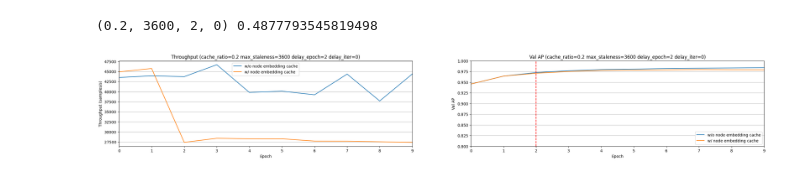
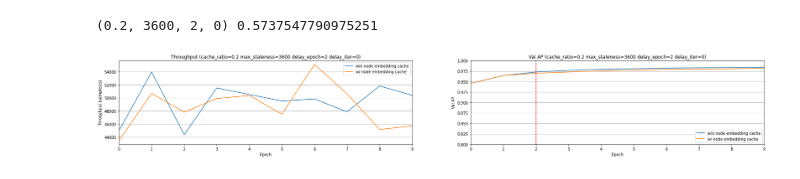
Before and after one commit to jasperzhong/GNNFlow, a Jupyter notebook: scripts/plot.ipynb, the cells around one changed output. Cells and saved outputs as stored; diff of their text form; code cells hidden in the pictures.

```diff
--- a/scripts/plot.ipynb
+++ b/scripts/plot.ipynb
@@ -44,35 +44,35 @@ delay_iter = [0]
 param_space = list(itertools.product(cache_ratio, max_staleness, delay_epoch, delay_iter))
 
 ncols = 2
 nrows = len(param_space) // ncols * 2
 if nrows == 0:
     nrows = 1
 fig, axes = plt.subplots(nrows=nrows, ncols=ncols)
 fig.set_size_inches(30, nrows * 4)
 
-model = 'TGAT'
+model = 'TGN'
 dataset = 'REDDIT'
 i = 0
-out_dir = "tmp_res/yczhong_delay_fix2/"
+out_dir = "tmp_res/yczhong_delay_fix3/"
 
 file = out_dir+"throughput||model{}||dataset{}||cache_ratio{}||max_staleness{}||delay_epoch{}||delay_iter{}.npy".format(model, dataset, 0.0, 0, 0, 0)
 no_cache_throughput = np.load(file)
 file = out_dir+"val_ap||model{}||dataset{}||cache_ratio{}||max_staleness{}||delay_epoch{}||delay_iter{}.npy".format(model, dataset, 0.0, 0, 0, 0, 0)
 no_cache_vals = np.load(file)
 
 for param in param_space:
     file = out_dir+"throughput||model{}||dataset{}||cache_ratio{}||max_staleness{}||delay_epoch{}||delay_iter{}.npy".format(model, dataset,*param)
     throughput = np.load(file)
     file = out_dir+"val_ap||model{}||dataset{}||cache_ratio{}||max_staleness{}||delay_epoch{}||delay_iter{}.npy".format(model, dataset, *param)
     vals = np.load(file)
     node_embedding_hit_rate = np.load(out_dir+"node_embed_cache_hit_rate||model{}||dataset{}||cache_ratio{}||max_staleness{}||delay_epoch{}||delay_iter{}.npy".format(model, dataset, *param))
     print(param, node_embedding_hit_rate)
     # plot_throughput(no_cache_throughput, throughput, param, axes[i//ncols][i%ncols])
     plot_throughput(no_cache_throughput, throughput, param, axes[0])
     # plot_vals(no_cache_vals, vals, param, axes[i//ncols+nrows//2][i%ncols])
     plot_vals(no_cache_vals, vals, param, axes[1])
     i += 1
-plt.savefig(out_dir+"result.png", dpi=400, bbox_inches='tight')
+plt.savefig(out_dir+"{}_{}_result.png".format(model, dataset), dpi=400, bbox_inches='tight')
 # %% [output]
-(0.2, 3600, 2, 0) 0.4877793545819498
+(0.2, 3600, 2, 0) 0.5737547790975251
-[figure, old version]
+[figure, new version]
```
Also changed, not shown: 3 other files.
